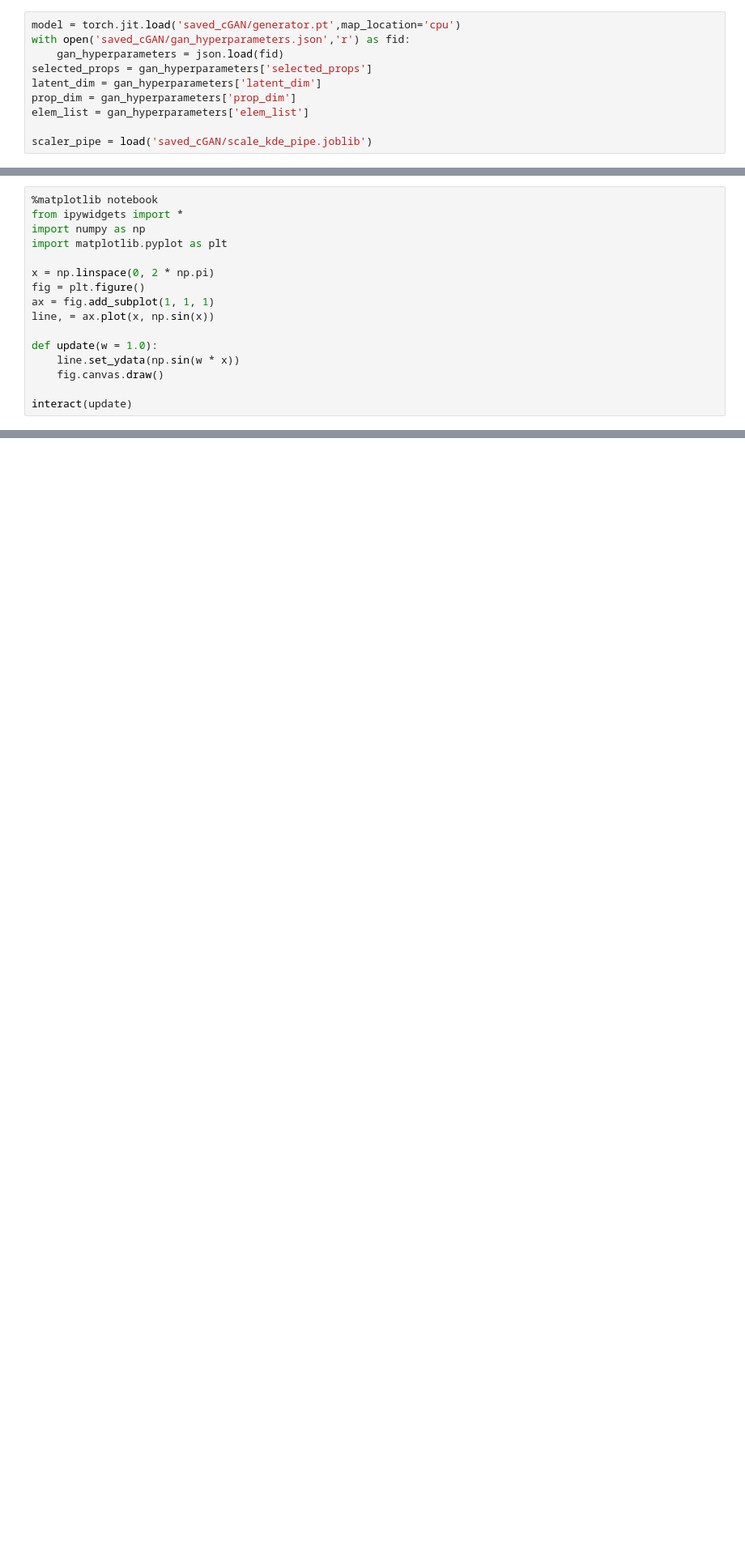
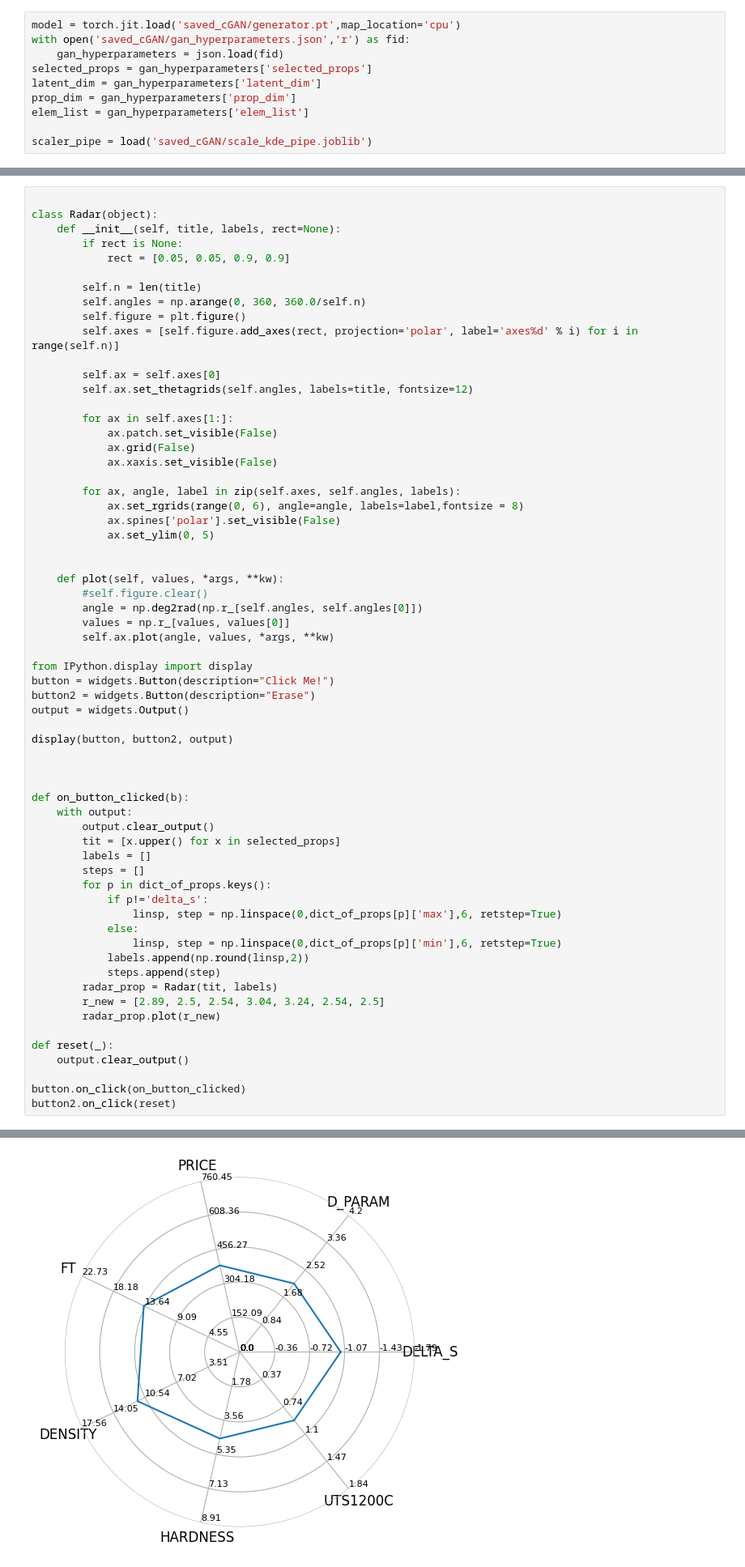
Before and after one commit to dovahkiin0022/cGAN_demo, a Jupyter notebook: cGAN_demo.ipynb, the cells around one changed output, grey strips where cells are left out. Shown at 81% size. Cells and saved outputs as stored; diff of their text form; blank space fills up the shorter version.

```diff
--- a/cGAN_demo.ipynb
+++ b/cGAN_demo.ipynb
@@ -130,16 +149,0 @@ HBox(children=(VBox(children=(FloatSlider(value=-1.03, description='DELTA_S', ma
-# %%
-%matplotlib notebook
-from ipywidgets import *
-import numpy as np
-import matplotlib.pyplot as plt
-
-x = np.linspace(0, 2 * np.pi)
-fig = plt.figure()
-ax = fig.add_subplot(1, 1, 1)
-line, = ax.plot(x, np.sin(x))
-
-def update(w = 1.0):
-    line.set_ydata(np.sin(w * x))
-    fig.canvas.draw()
-
-interact(update)
@@ -150,0 +150,64 @@ interactive(children=(FloatSlider(value=1.0, description='w', max=3.0, min=-1.0)
+# %%
+
+class Radar(object):
+    def __init__(self, title, labels, rect=None):
+        if rect is None:
+            rect = [0.05, 0.05, 0.9, 0.9]
+
+        self.n = len(title)
+        self.angles = np.arange(0, 360, 360.0/self.n)
+        self.figure = plt.figure()
+        self.axes = [self.figure.add_axes(rect, projection='polar', label='axes%d' % i) for i in range(self.n)]
+
+        self.ax = self.axes[0]
+        self.ax.set_thetagrids(self.angles, labels=title, fontsize=12)
+
+        for ax in self.axes[1:]:
+            ax.patch.set_visible(False)
+            ax.grid(False)
+            ax.xaxis.set_visible(False)
+
+        for ax, angle, label in zip(self.axes, self.angles, labels):
+            ax.set_rgrids(range(0, 6), angle=angle, labels=label,fontsize = 8)
+            ax.spines['polar'].set_visible(False)
+            ax.set_ylim(0, 5)
+
+
+    def plot(self, values, *args, **kw):
+        #self.figure.clear()
+        angle = np.deg2rad(np.r_[self.angles, self.angles[0]])
+        values = np.r_[values, values[0]]
+        self.ax.plot(angle, values, *args, **kw)
+
+from IPython.display import display
+button = widgets.Button(description="Click Me!")
+button2 = widgets.Button(description="Erase")
+output = widgets.Output()
+
+display(button, button2, output)
+
+
+
+def on_button_clicked(b):
+    with output:
+        output.clear_output()
+        tit = [x.upper() for x in selected_props]
+        labels = []
+        steps = []
+        for p in dict_of_props.keys():
+            if p!='delta_s':
+                linsp, step = np.linspace(0,dict_of_props[p]['max'],6, retstep=True)
+            else:
+                linsp, step = np.linspace(0,dict_of_props[p]['min'],6, retstep=True)
+            labels.append(np.round(linsp,2))
+            steps.append(step)
+        radar_prop = Radar(tit, labels)
+        r_new = [2.89, 2.5, 2.54, 3.04, 3.24, 2.54, 2.5]
+        radar_prop.plot(r_new)
+
+def reset(_):
+    output.clear_output()
+
+button.on_click(on_button_clicked)
+button2.on_click(reset)
+# %% [output]
@@ -150,0 +217 @@ interactive(children=(FloatSlider(value=1.0, description='w', max=3.0, min=-1.0)
+[figure, added]
```
Also changed, not shown: parts of 7 cells of this notebook, 2 other files.
